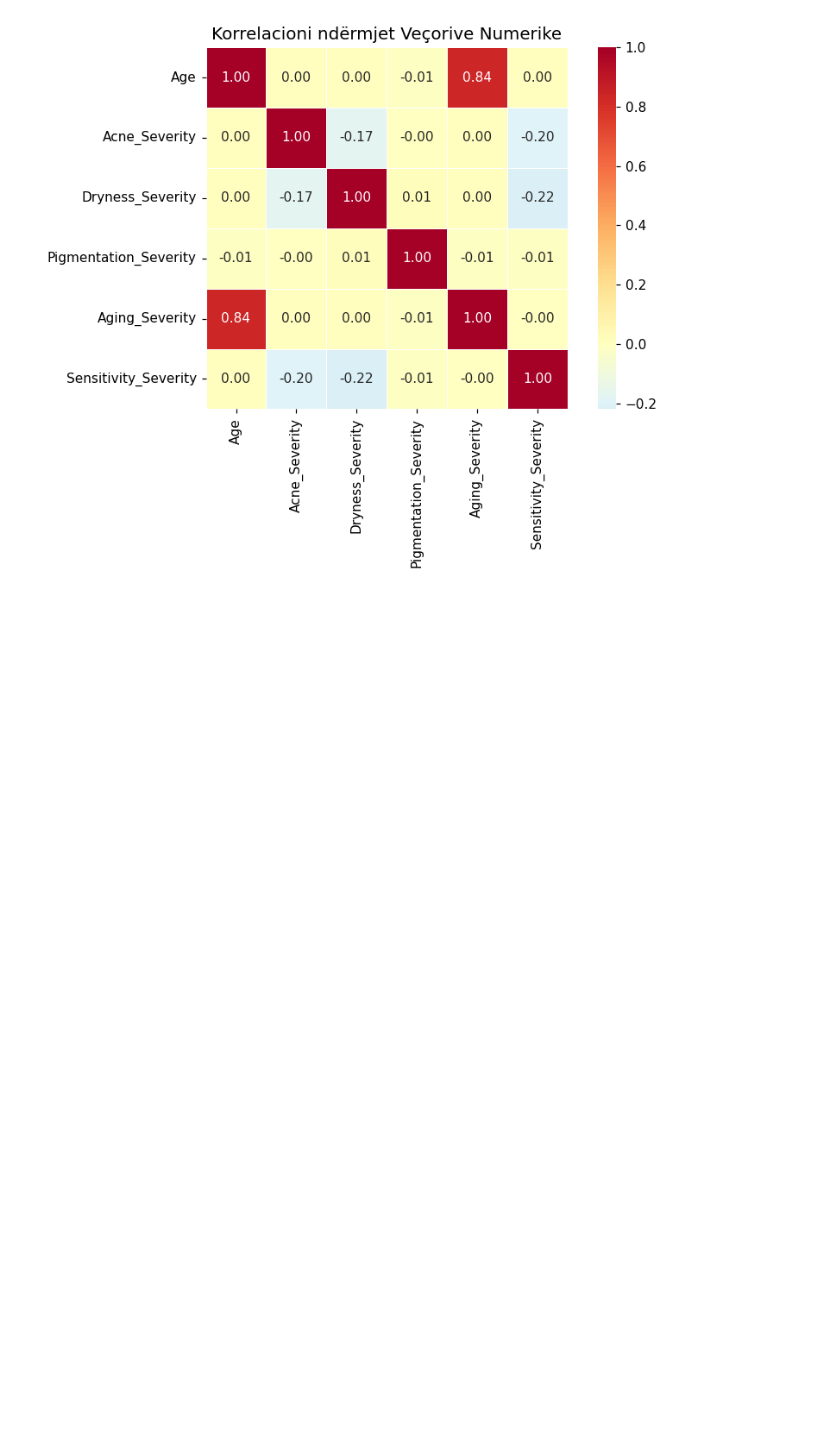
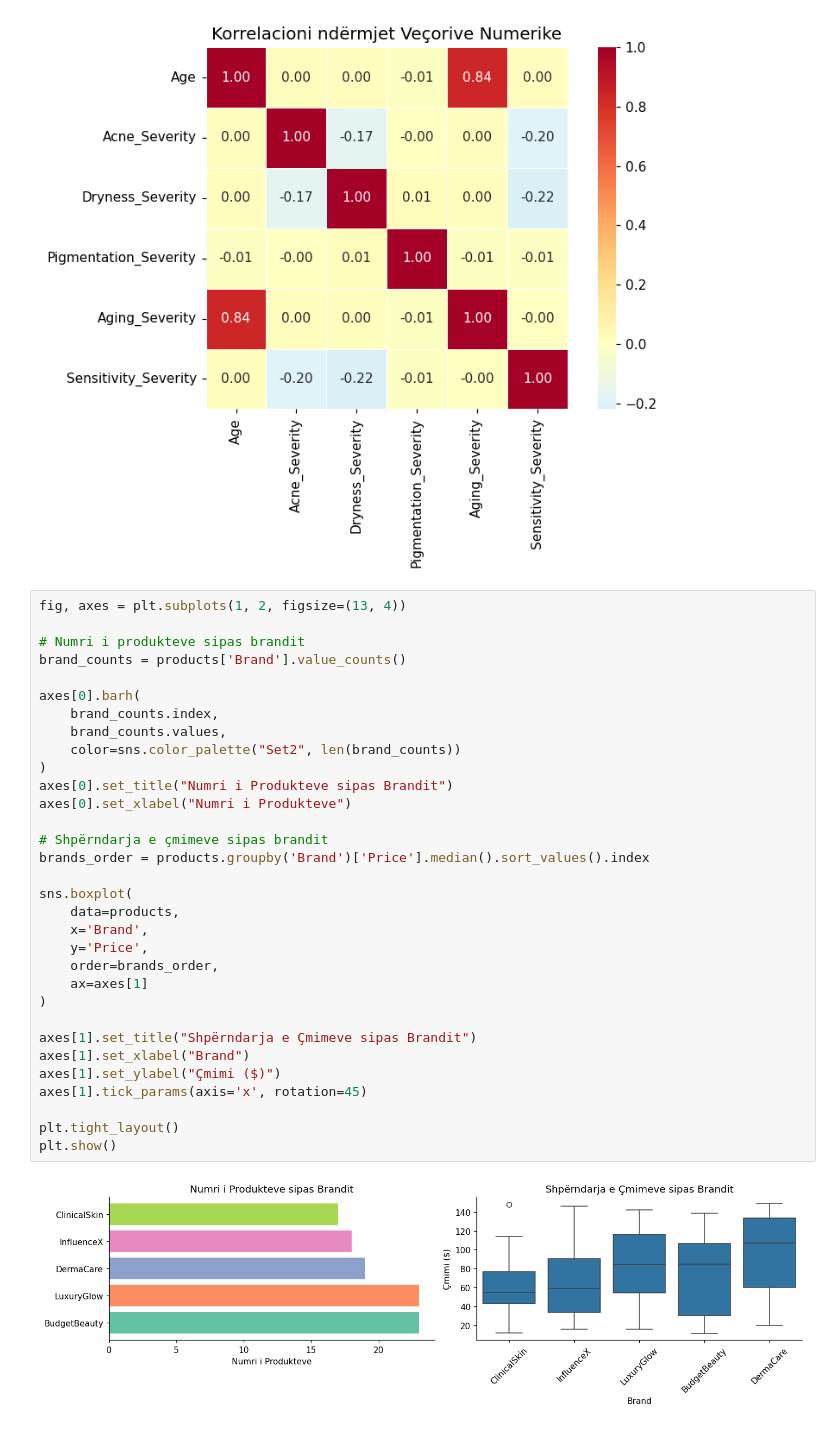
Before and after one commit to Sara587979/AI-Skincare-Personalization, a Jupyter notebook: skincare_ml.ipynb, the cells around one changed output. Saved outputs shown, nothing was run; the diff lists cells and outputs as text; blank space fills up the shorter version.

Commit message:
plot product count and price distribution by brand

```diff
--- a/skincare_ml.ipynb
+++ b/skincare_ml.ipynb
@@ -270,3 +270,37 @@ plt.tight_layout()
 plt.show()
 # %% [output]
 [figure]
+# %%
+fig, axes = plt.subplots(1, 2, figsize=(13, 4))
+
+# Numri i produkteve sipas brandit
+brand_counts = products['Brand'].value_counts()
+
+axes[0].barh(
+    brand_counts.index,
+    brand_counts.values,
+    color=sns.color_palette("Set2", len(brand_counts))
+)
+axes[0].set_title("Numri i Produkteve sipas Brandit")
+axes[0].set_xlabel("Numri i Produkteve")
+
+# Shpërndarja e çmimeve sipas brandit
+brands_order = products.groupby('Brand')['Price'].median().sort_values().index
+
+sns.boxplot(
+    data=products,
+    x='Brand',
+    y='Price',
+    order=brands_order,
+    ax=axes[1]
+)
+
+axes[1].set_title("Shpërndarja e Çmimeve sipas Brandit")
+axes[1].set_xlabel("Brand")
+axes[1].set_ylabel("Çmimi ($)")
+axes[1].tick_params(axis='x', rotation=45)
+
+plt.tight_layout()
+plt.show()
+# %% [output]
+[figure, added]
```
